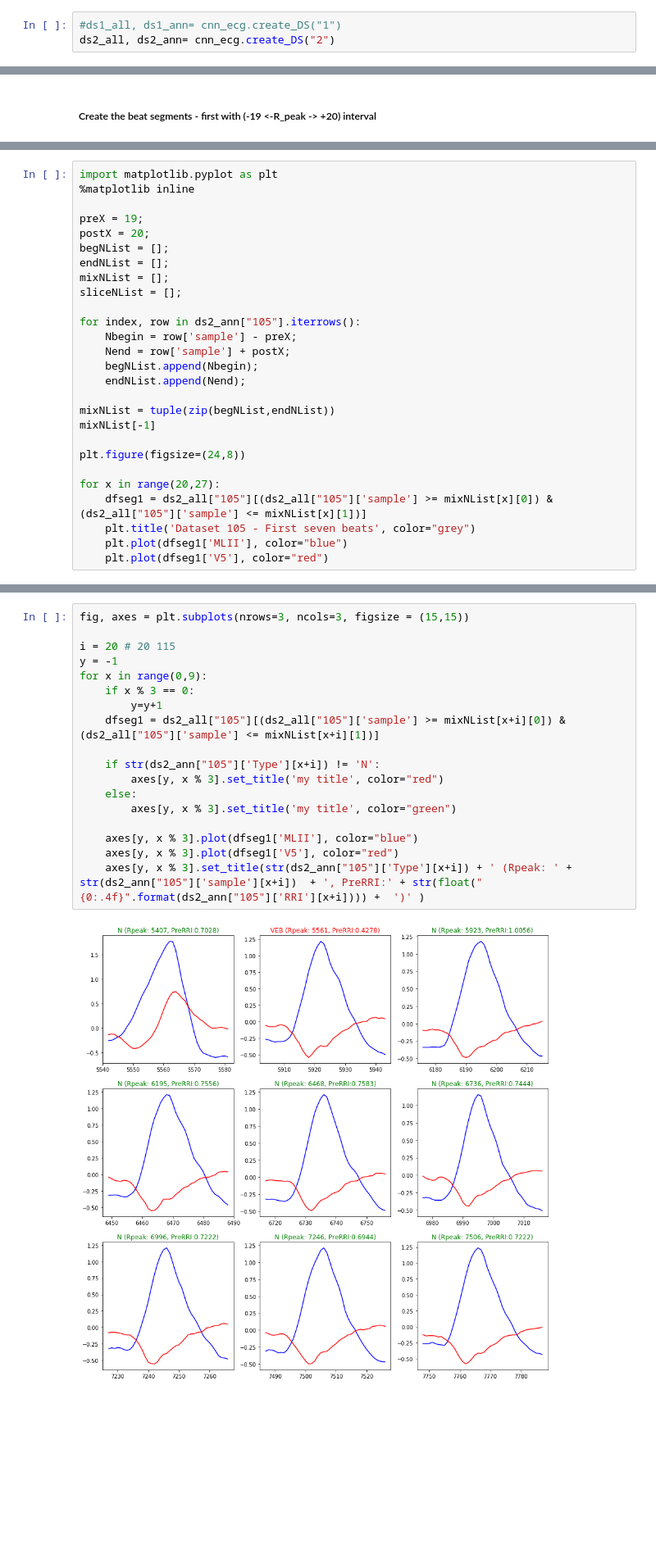
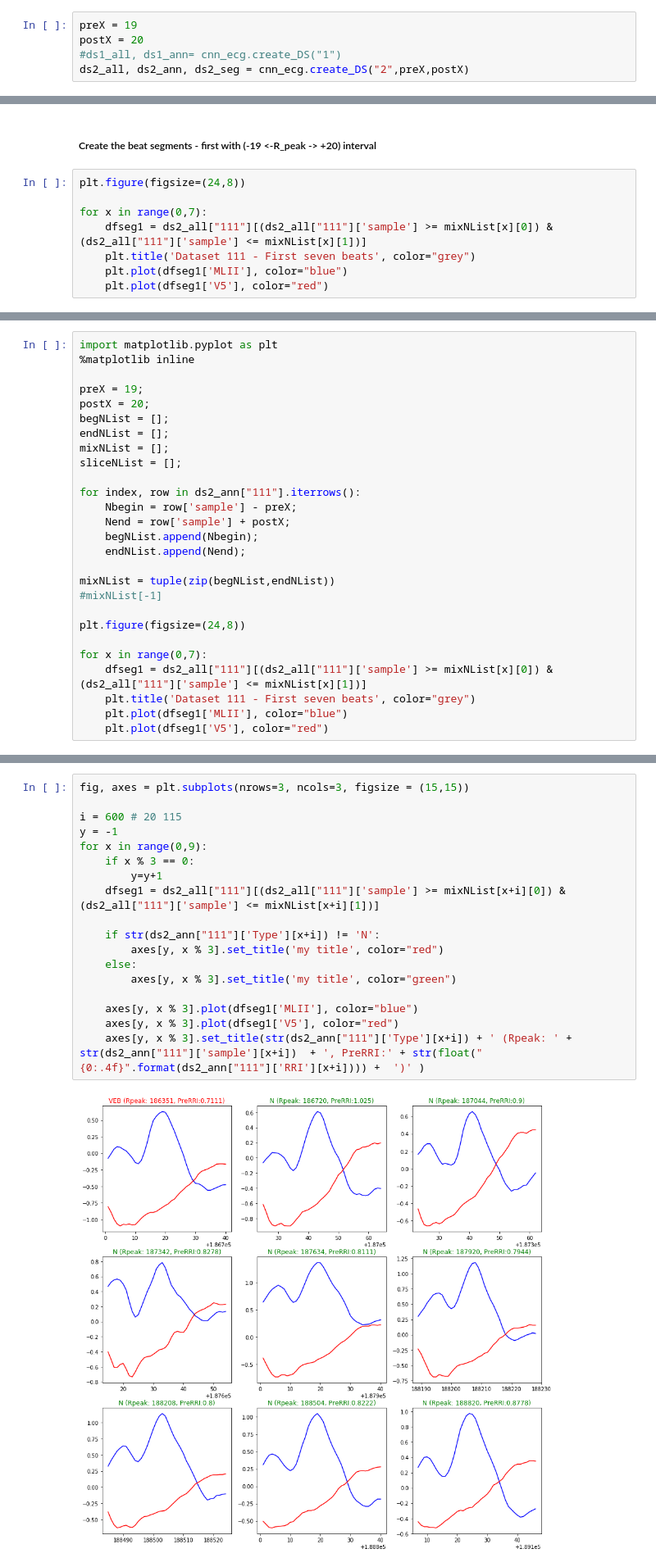
Before and after one commit to lhadhazy/neural_ffn_ecg_tensorflow, a Jupyter notebook: cnn.ipynb, the cells around one changed output, grey strips where cells are left out. Shown at 82% size. Saved outputs shown, nothing was run; the diff lists cells and outputs as text; blank space fills up the shorter version.

```diff
--- a/cnn.ipynb
+++ b/cnn.ipynb
@@ -9,3 +9,5 @@ import cnn_ecg as cnn_ecg
 # %%
+preX = 19
+postX = 20
 #ds1_all, ds1_ann= cnn_ecg.create_DS("1")
-ds2_all, ds2_ann= cnn_ecg.create_DS("2")
+ds2_all, ds2_ann, ds2_seg = cnn_ecg.create_DS("2",preX,postX)
@@ -23,2 +50,10 @@ ds2_ann["111"].head()
 # %% [markdown]
 ##### Create the beat segments - first with (-19 <-R_peak -> +20) interval
+# %%
+plt.figure(figsize=(24,8))
+
+for x in range(0,7):
+    dfseg1 = ds2_all["111"][(ds2_all["111"]['sample'] >= mixNList[x][0]) & (ds2_all["111"]['sample'] <= mixNList[x][1])]
+    plt.title('Dataset 111 - First seven beats', color="grey")
+    plt.plot(dfseg1['MLII'], color="blue")
+    plt.plot(dfseg1['V5'], color="red")
@@ -33,20 +70,20 @@ endNList = [];
 mixNList = [];
 sliceNList = [];
 
-for index, row in ds2_ann["105"].iterrows():
+for index, row in ds2_ann["111"].iterrows():
     Nbegin = row['sample'] - preX;
     Nend = row['sample'] + postX;
     begNList.append(Nbegin);
     endNList.append(Nend);
 
 mixNList = tuple(zip(begNList,endNList))
-mixNList[-1]
+#mixNList[-1]
 
 plt.figure(figsize=(24,8))
 
-for x in range(20,27):
-    dfseg1 = ds2_all["105"][(ds2_all["105"]['sample'] >= mixNList[x][0]) & (ds2_all["105"]['sample'] <= mixNList[x][1])]
-    plt.title('Dataset 105 - First seven beats', color="grey")
+for x in range(0,7):
+    dfseg1 = ds2_all["111"][(ds2_all["111"]['sample'] >= mixNList[x][0]) & (ds2_all["111"]['sample'] <= mixNList[x][1])]
+    plt.title('Dataset 111 - First seven beats', color="grey")
     plt.plot(dfseg1['MLII'], color="blue")
     plt.plot(dfseg1['V5'], color="red")
 # %% [output]
@@ -54,20 +91,20 @@ for x in range(20,27):
 # %%
 fig, axes = plt.subplots(nrows=3, ncols=3, figsize = (15,15))
 
-i = 20 # 20 115
+i = 600 # 20 115
 y = -1
 for x in range(0,9):
     if x % 3 == 0:
         y=y+1
-    dfseg1 = ds2_all["105"][(ds2_all["105"]['sample'] >= mixNList[x+i][0]) & (ds2_all["105"]['sample'] <= mixNList[x+i][1])]
+    dfseg1 = ds2_all["111"][(ds2_all["111"]['sample'] >= mixNList[x+i][0]) & (ds2_all["111"]['sample'] <= mixNList[x+i][1])]
 
-    if str(ds2_ann["105"]['Type'][x+i]) != 'N':
+    if str(ds2_ann["111"]['Type'][x+i]) != 'N':
         axes[y, x % 3].set_title('my title', color="red")
     else:
         axes[y, x % 3].set_title('my title', color="green")
 
     axes[y, x % 3].plot(dfseg1['MLII'], color="blue")
     axes[y, x % 3].plot(dfseg1['V5'], color="red")
-    axes[y, x % 3].set_title(str(ds2_ann["105"]['Type'][x+i]) + ' (Rpeak: ' + str(ds2_ann["105"]['sample'][x+i])  + ', PreRRI:' + str(float("{0:.4f}".format(ds2_ann["105"]['RRI'][x+i]))) +  ')' )
+    axes[y, x % 3].set_title(str(ds2_ann["111"]['Type'][x+i]) + ' (Rpeak: ' + str(ds2_ann["111"]['sample'][x+i])  + ', PreRRI:' + str(float("{0:.4f}".format(ds2_ann["111"]['RRI'][x+i]))) +  ')' )
 # %% [output]
-[figure, old version]
+[figure, new version]
```
Also changed, not shown: parts of 5 cells of this notebook, 1 other file.
